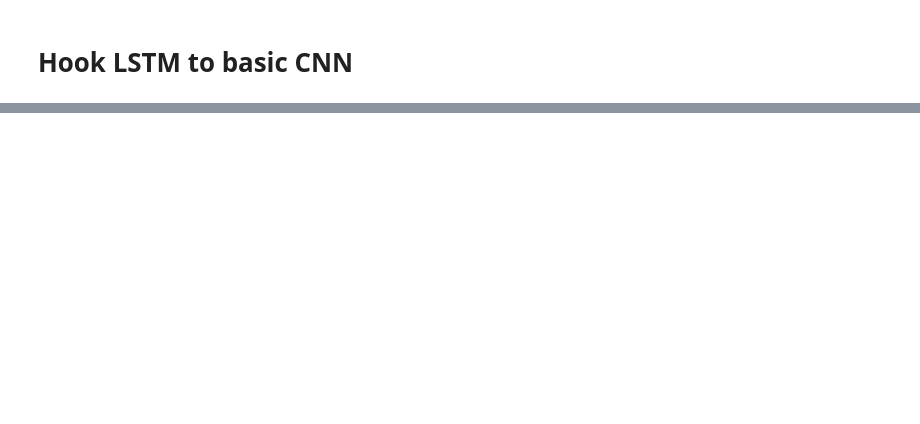
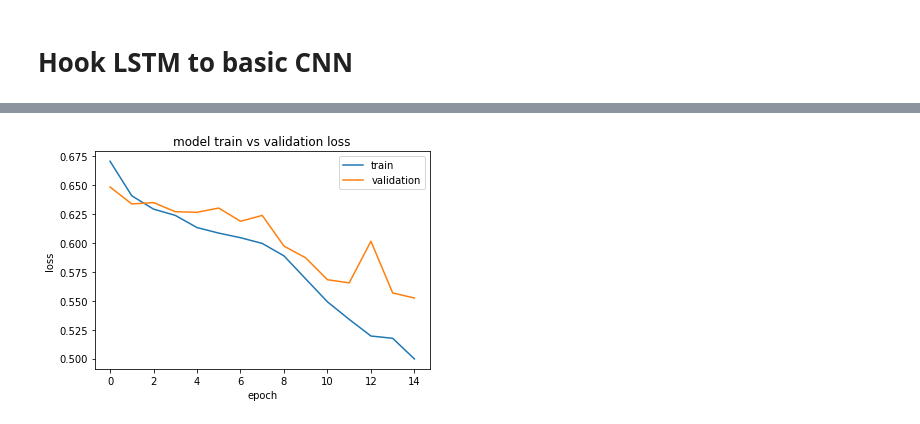
Before and after one commit to jayruth/NovoNordisk_Capstone, a Jupyter notebook: josh/LSTM.ipynb, the cells around one changed output, grey strips where cells are left out. Cells and saved outputs as stored; diff of their text form; code cells hidden in the pictures; blank space fills up the shorter version.

Commit message:
Initial grid search with CNN-LSTM network.

```diff
--- a/josh/LSTM.ipynb
+++ b/josh/LSTM.ipynb
@@ -157,0 +191,18 @@ Accuracy: 61.27%
+# %%
+from keras.models import Sequential
+from keras.layers import Dense
+from keras.layers import LSTM
+from keras.layers.embeddings import Embedding
+
+# create the model
+embedding_vecor_length = 32
+model = Sequential()
+model.add(Embedding(top_words, embedding_vecor_length, input_length=max_seq_length))
+model.add(LSTM(100))
+model.add(Dense(1, activation='sigmoid'))
+model.compile(loss='binary_crossentropy', optimizer='adam', metrics=['accuracy'])
+print(model.summary())
+model.fit(X_train, y_train, epochs=3, batch_size=100)
+# Final evaluation of the model
+scores = model.evaluate(X_test, y_test, verbose=0)
+print("Accuracy: %.2f%%" % (scores[1]*100))
@@ -165,20 +234,27 @@ from keras.layers.convolutional import Conv1D
 from keras.layers.convolutional import MaxPooling1D
 from keras.layers import Dropout
 from keras.layers.embeddings import Embedding
-from keras.preprocessing import sequence
 
 # create the model
-embedding_vecor_length = 8
+embedding_vecor_length = 16
 model = Sequential()
 model.add(Embedding(top_words, embedding_vecor_length, input_length=max_seq_length))
-model.add(Conv1D(filters=32, kernel_size=3, padding='same', activation='relu'))
+model.add(Conv1D(filters=128, kernel_size=3, padding='same', activation='selu'))
 model.add(MaxPooling1D(pool_size=2))
 model.add(LSTM(100))
 model.add(Dense(1, activation='sigmoid'))
 model.compile(loss='binary_crossentropy', optimizer='adam', metrics=['accuracy'])
-print(model.summary())
-model.fit(X_train, y_train, epochs=3, batch_size=64)
-# Final evaluation of the model
-scores = model.evaluate(X_test, y_test, verbose=0)
-print("Accuracy: %.2f%%" % (scores[1]*100))
+# record training progress
+history = model.fit(X_train, y_train, epochs=15, batch_size=64,
+                    validation_data=(X_test, y_test))
+
+# plot loss vs. epoch
+# https://machinelearningmastery.com/diagnose-overfitting-underfitting-lstm-models/
+plt.plot(history.history['loss'])
+plt.plot(history.history['val_loss'])
+plt.title('model train vs validation loss')
+plt.ylabel('loss')
+plt.xlabel('epoch')
+plt.legend(['train', 'validation'], loc='upper right')
+plt.show()
 # %% [output]
@@ -201,0 +278 @@ Accuracy: 63.37%
+[figure, added]
```
Also changed, not shown: parts of 15 cells of this notebook, 3 other files.
